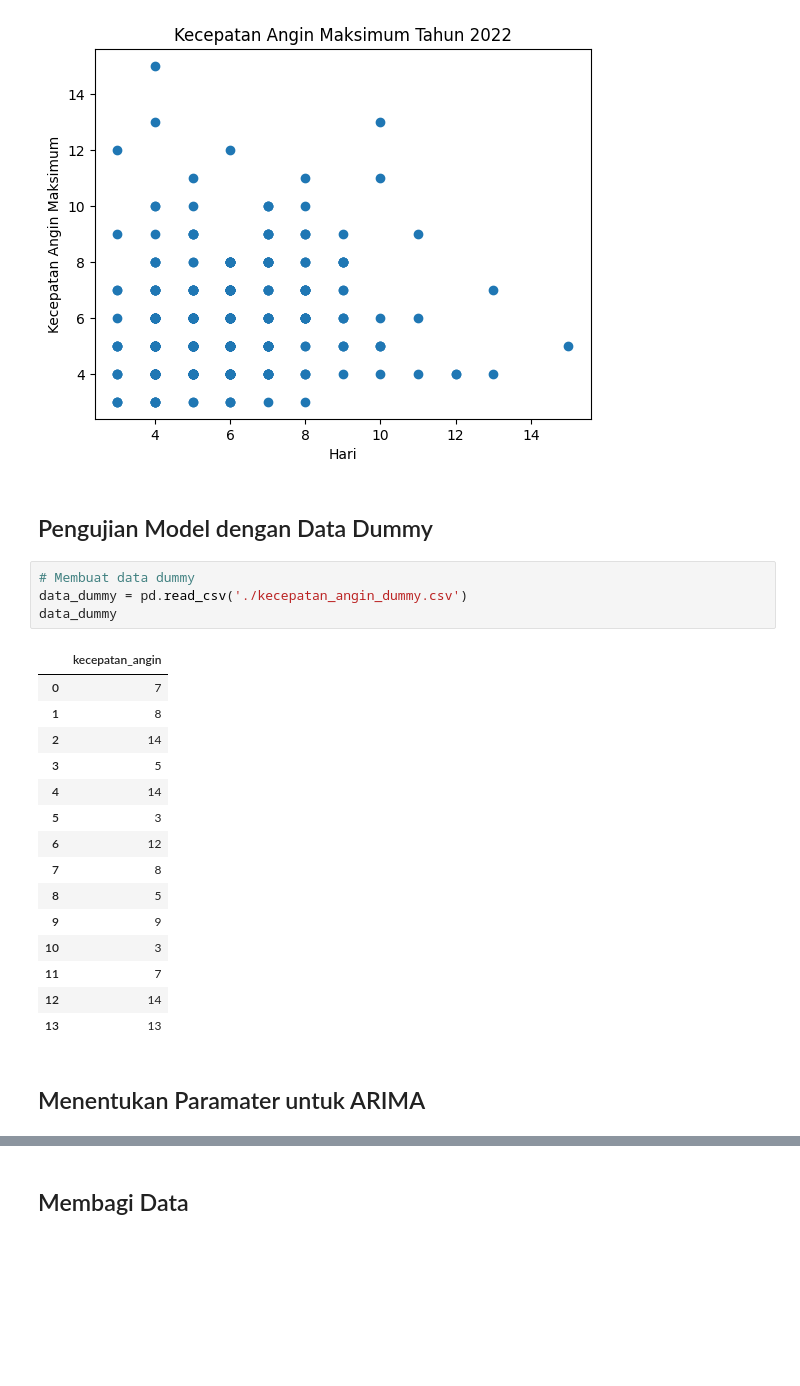
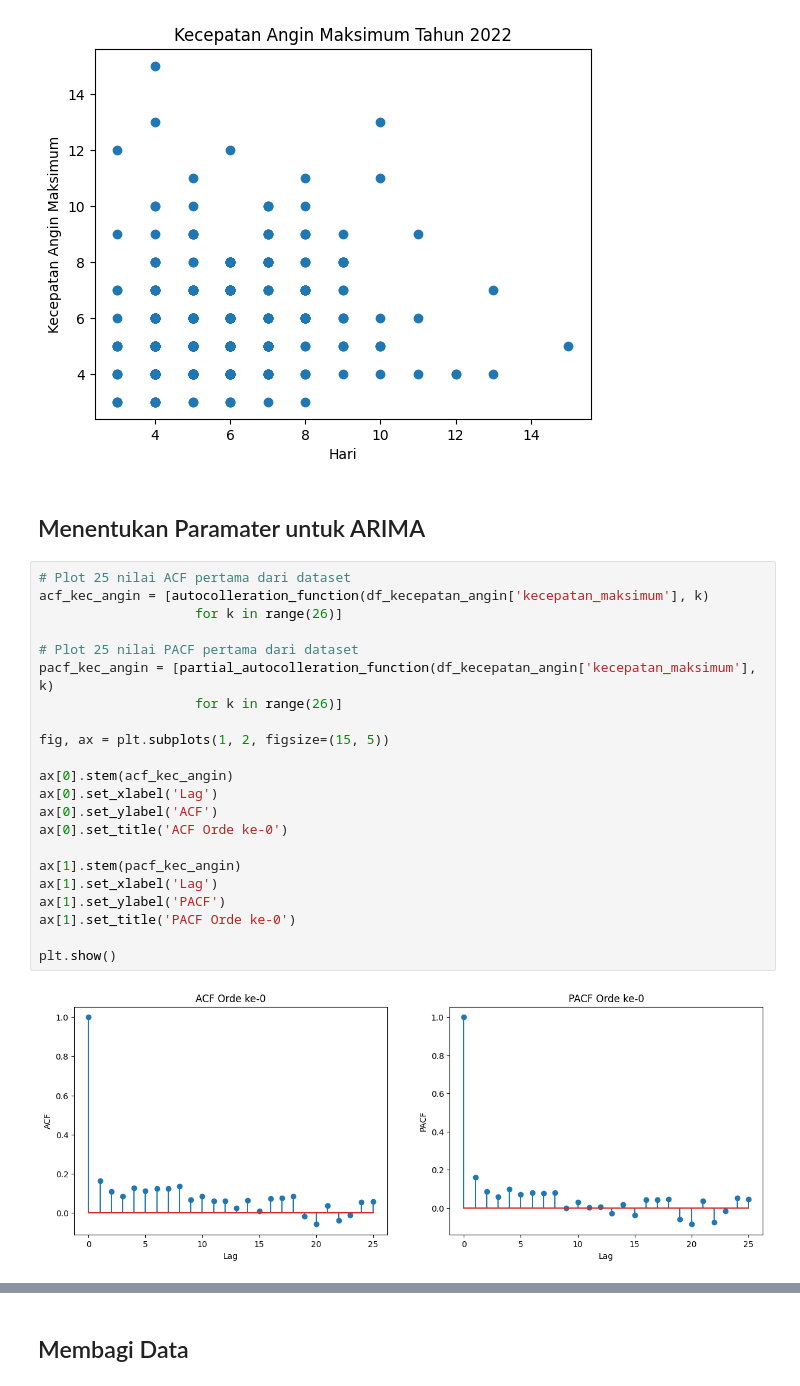
Before and after one commit to shamankares/prediksi-kecepatan-angin-TPI-ARIMA, a Jupyter notebook: Prediksi Kecepatan Angin Maksimal Tanjungpinang.ipynb, the cells around one changed output, grey strips where cells are left out. Drawn from its saved outputs; the diff is of its cells as text; blank space fills up the shorter version.

```diff
--- a/Prediksi Kecepatan Angin Maksimal Tanjungpinang.ipynb
+++ b/Prediksi Kecepatan Angin Maksimal Tanjungpinang.ipynb
@@ -169,27 +228,29 @@ ax.set_title('Kecepatan Angin Maksimum Tahun 2022')
 plt.show()
 # %% [output]
 [figure]
-# %% [markdown]
-## Pengujian Model dengan Data Dummy
-# %%
-# Membuat data dummy
-data_dummy = pd.read_csv('./kecepatan_angin_dummy.csv')
-data_dummy
-# %% [output]
-|  | kecepatan_angin |
-| 0 | 7 |
-| 1 | 8 |
-| 2 | 14 |
-| 3 | 5 |
-| 4 | 14 |
-| 5 | 3 |
-| 6 | 12 |
-| 7 | 8 |
-| 8 | 5 |
-| 9 | 9 |
-| 10 | 3 |
-| 11 | 7 |
-| 12 | 14 |
-| 13 | 13 |
 # %% [markdown]
 ## Menentukan Paramater untuk ARIMA
+# %%
+# Plot 25 nilai ACF pertama dari dataset
+acf_kec_angin = [autocolleration_function(df_kecepatan_angin['kecepatan_maksimum'], k)
+                    for k in range(26)]
+
+# Plot 25 nilai PACF pertama dari dataset
+pacf_kec_angin = [partial_autocolleration_function(df_kecepatan_angin['kecepatan_maksimum'], k)
+                    for k in range(26)]
+
+fig, ax = plt.subplots(1, 2, figsize=(15, 5))
+
+ax[0].stem(acf_kec_angin)
+ax[0].set_xlabel('Lag')
+ax[0].set_ylabel('ACF')
+ax[0].set_title('ACF Orde ke-0')
+
+ax[1].stem(pacf_kec_angin)
+ax[1].set_xlabel('Lag')
+ax[1].set_ylabel('PACF')
+ax[1].set_title('PACF Orde ke-0')
+
+plt.show()
+# %% [output]
+[figure, added]
```
Also changed, not shown: parts of 10 cells of this notebook.
